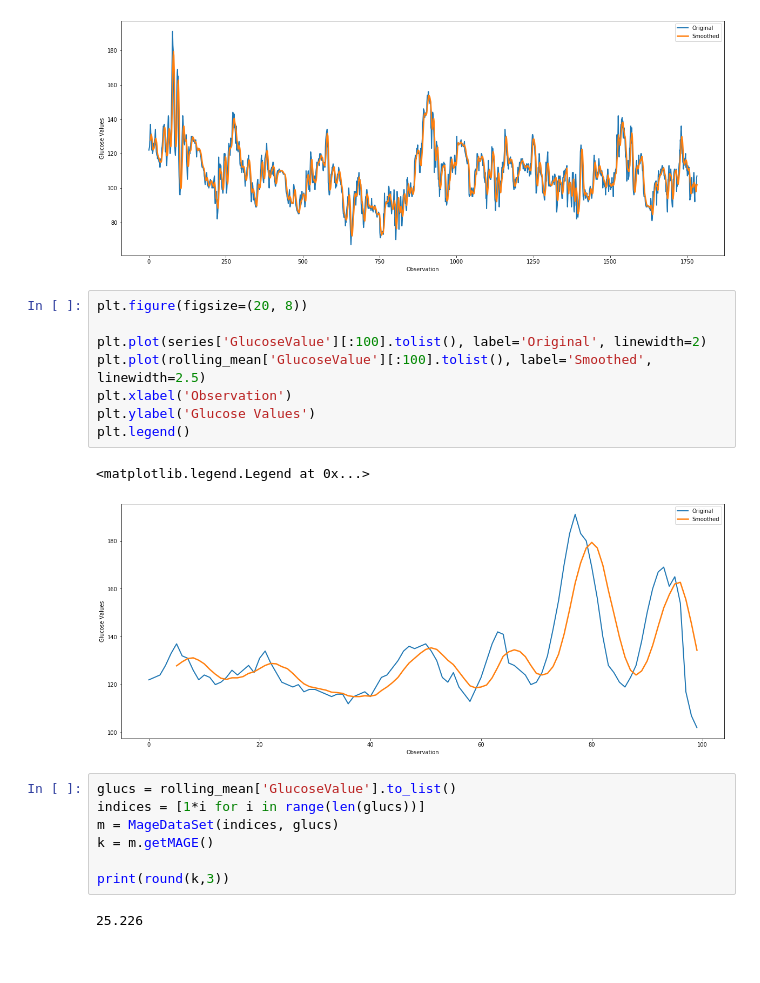
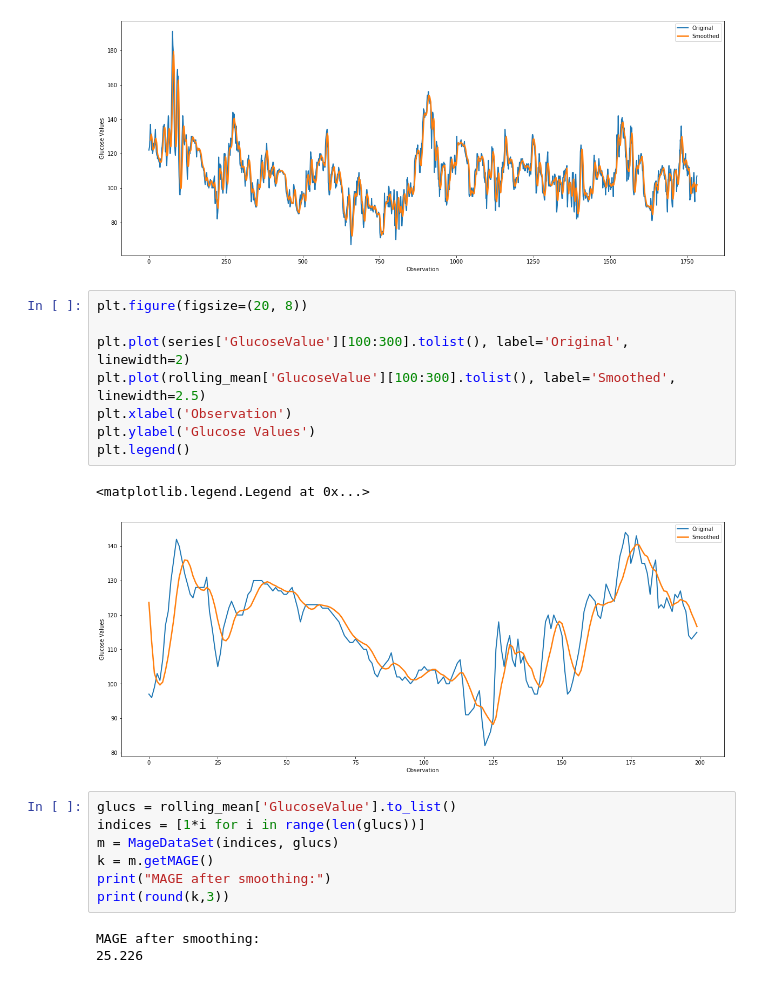
Before and after one commit to snehG0205/NCSA_genomics, a Jupyter notebook: Python - notebooks/MAGE tester.ipynb, the cells around one changed output. Cells and saved outputs as stored; diff of their text form.

```diff
--- a/Python - notebooks/MAGE tester.ipynb
+++ b/Python - notebooks/MAGE tester.ipynb
@@ -64,20 +66,21 @@ plt.legend()
 # %%
 plt.figure(figsize=(20, 8))
 
-plt.plot(series['GlucoseValue'][:100].tolist(), label='Original', linewidth=2)
-plt.plot(rolling_mean['GlucoseValue'][:100].tolist(), label='Smoothed', linewidth=2.5)
+plt.plot(series['GlucoseValue'][100:300].tolist(), label='Original', linewidth=2)
+plt.plot(rolling_mean['GlucoseValue'][100:300].tolist(), label='Smoothed', linewidth=2.5)
 plt.xlabel('Observation')
 plt.ylabel('Glucose Values')
 plt.legend()
 # %% [output]
 <matplotlib.legend.Legend at 0x...>
-[figure, old version]
+[figure, new version]
 # %%
 glucs = rolling_mean['GlucoseValue'].to_list()
 indices = [1*i for i in range(len(glucs))]
 m = MageDataSet(indices, glucs)
 k = m.getMAGE()
-
+print("MAGE after smoothing:")
 print(round(k,3))
 # %% [output]
+MAGE after smoothing:
 25.226
```
Also changed, not shown: parts of 5 cells of this notebook, 11 other files.
